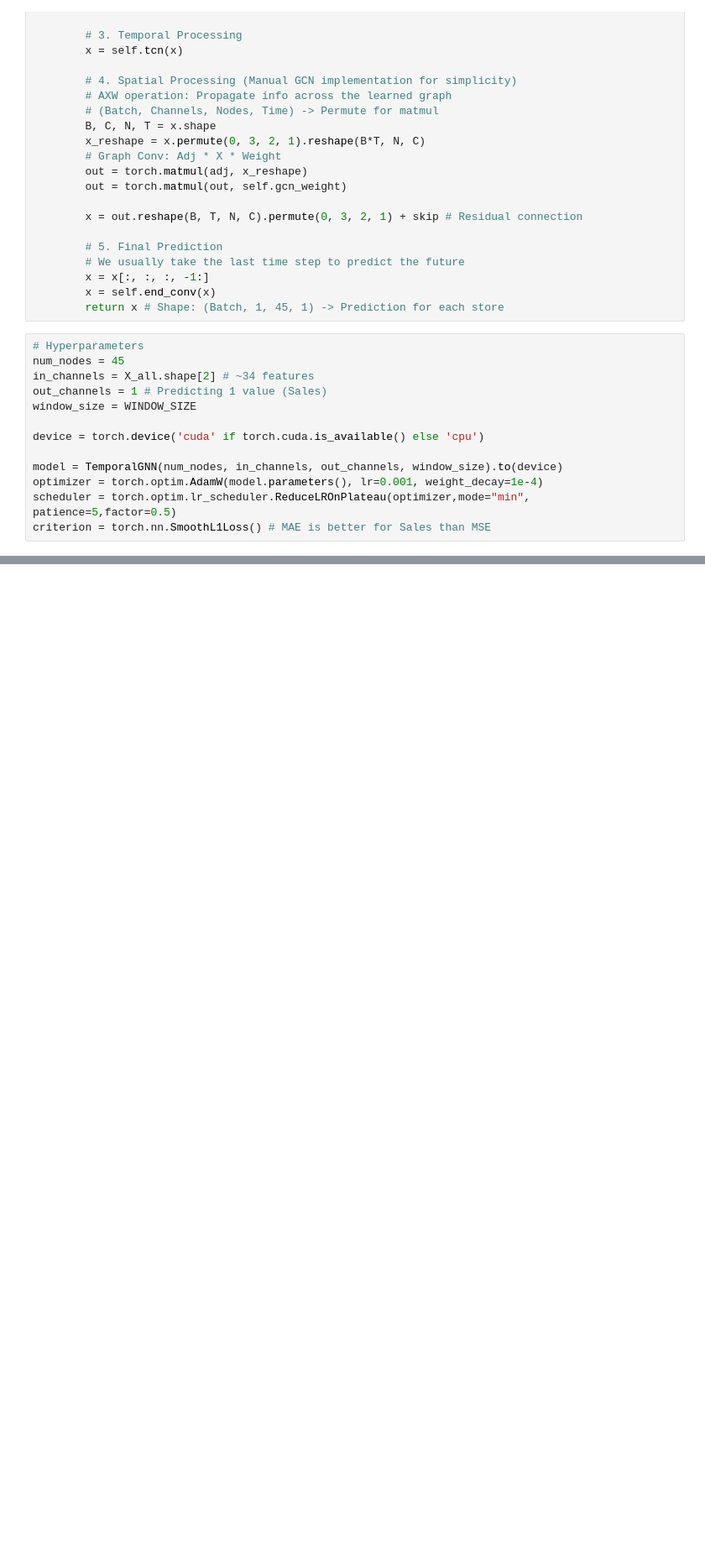
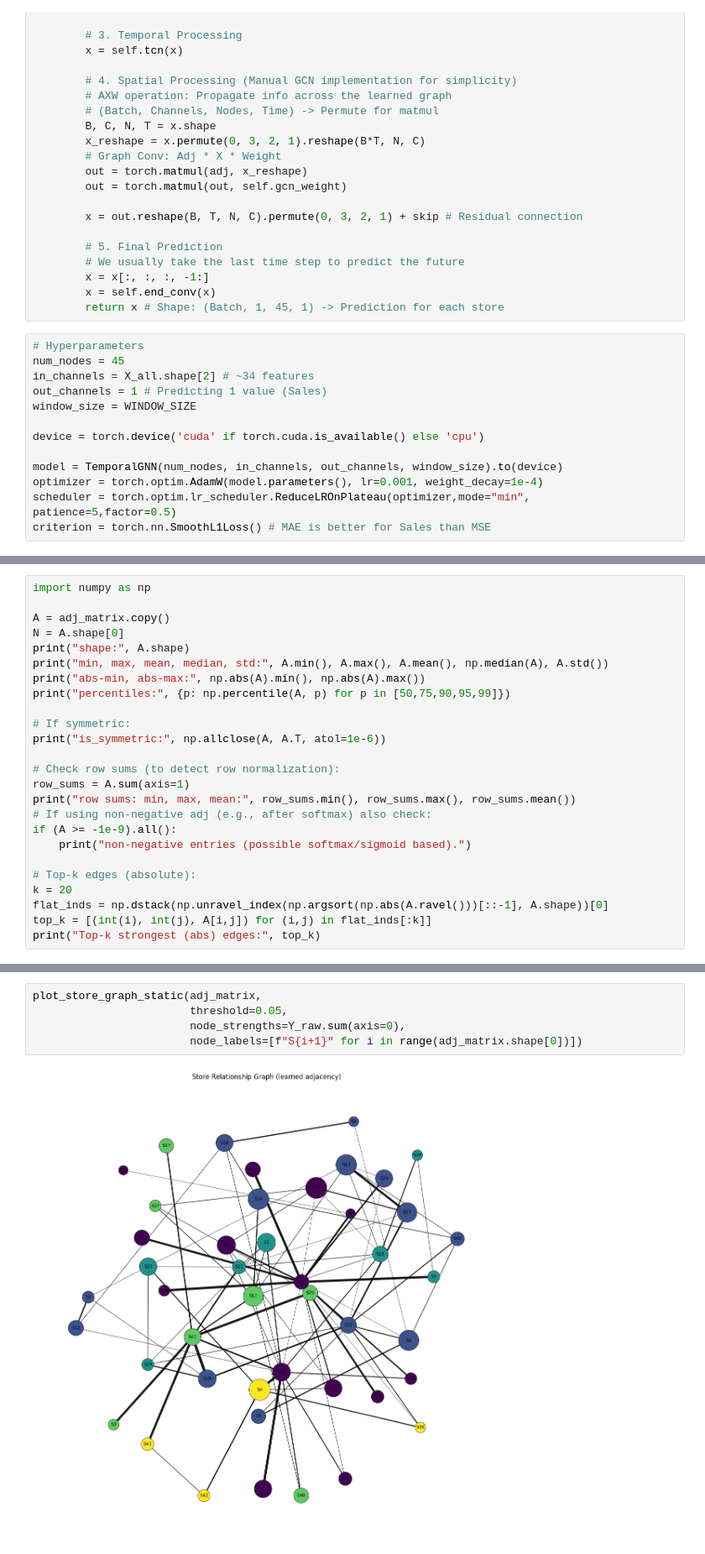
Before and after one commit to Manish-785/sales-demand-forecasting, a Jupyter notebook: stgnn.ipynb, the cells around one changed output, grey strips where cells are left out. Shown at 84% size. Cells and saved outputs as stored; diff of their text form; blank space fills up the shorter version.

```diff
--- a/stgnn.ipynb
+++ b/stgnn.ipynb
@@ -370,0 +511,25 @@ Top 5 Stores influencing Store 1:
+# %%
+import numpy as np
+
+A = adj_matrix.copy()
+N = A.shape[0]
+print("shape:", A.shape)
+print("min, max, mean, median, std:", A.min(), A.max(), A.mean(), np.median(A), A.std())
+print("abs-min, abs-max:", np.abs(A).min(), np.abs(A).max())
+print("percentiles:", {p: np.percentile(A, p) for p in [50,75,90,95,99]})
+
+# If symmetric:
+print("is_symmetric:", np.allclose(A, A.T, atol=1e-6))
+
+# Check row sums (to detect row normalization):
+row_sums = A.sum(axis=1)
+print("row sums: min, max, mean:", row_sums.min(), row_sums.max(), row_sums.mean())
+# If using non-negative adj (e.g., after softmax) also check:
+if (A >= -1e-9).all():
+    print("non-negative entries (possible softmax/sigmoid based).")
+
+# Top-k edges (absolute):
+k = 20
+flat_inds = np.dstack(np.unravel_index(np.argsort(np.abs(A.ravel()))[::-1], A.shape))[0]
+top_k = [(int(i), int(j), A[i,j]) for (i,j) in flat_inds[:k]]
+print("Top-k strongest (abs) edges:", top_k)
@@ -370,0 +747,7 @@ Top 5 Stores influencing Store 1:
+# %%
+plot_store_graph_static(adj_matrix,
+                        threshold=0.05,
+                        node_strengths=Y_raw.sum(axis=0),
+                        node_labels=[f"S{i+1}" for i in range(adj_matrix.shape[0])])
+# %% [output]
+[figure, added]
```
Also changed, not shown: parts of 14 cells of this notebook, 18 other files.
